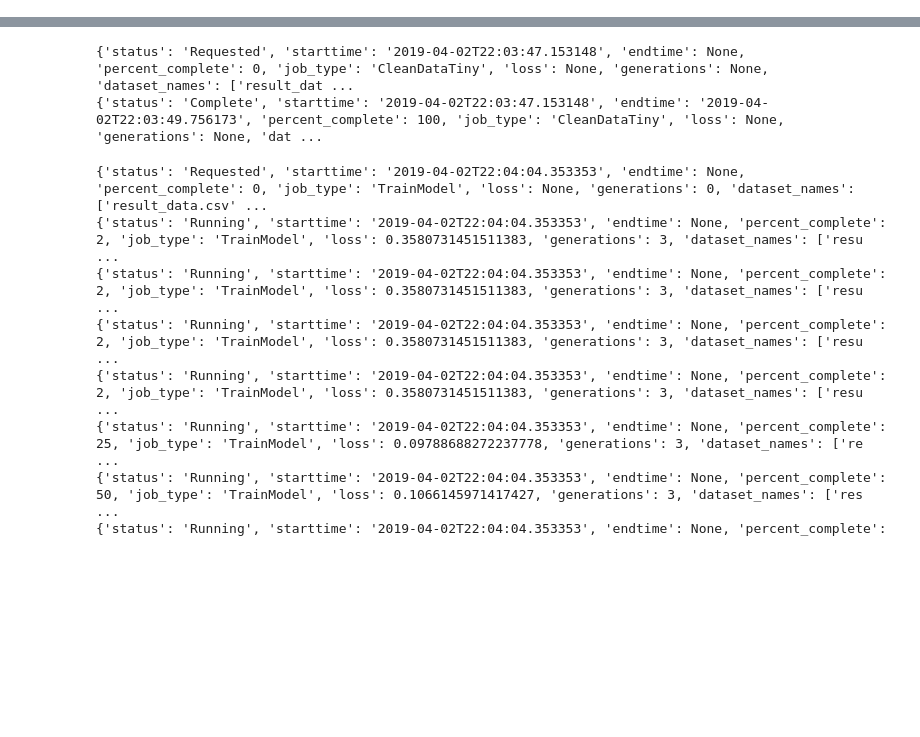
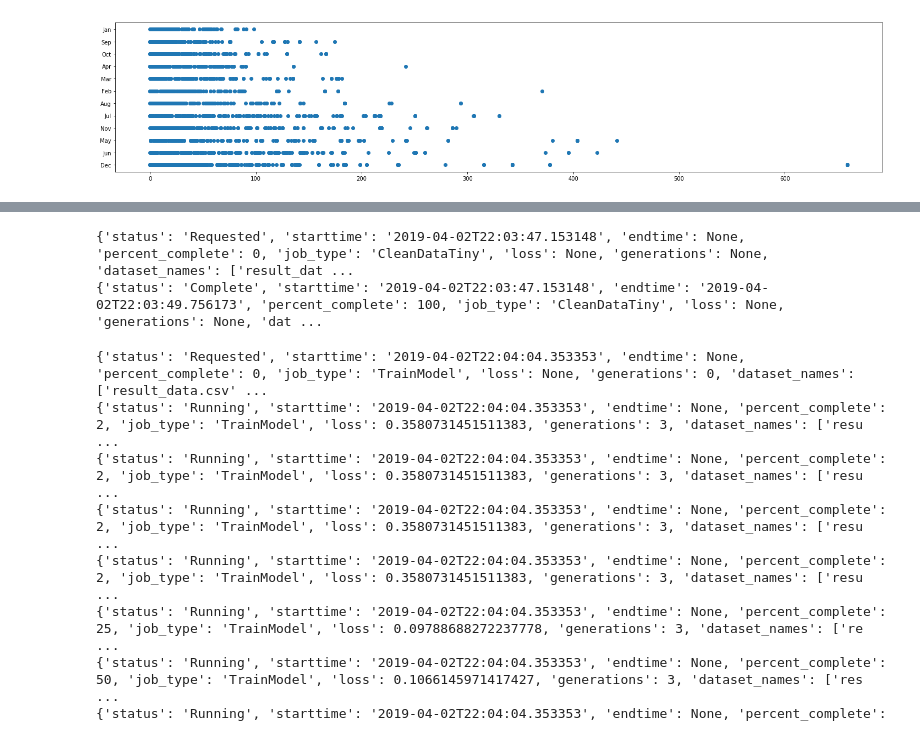
Before and after one commit to JZillifro/cs363_data_mining_final, a Jupyter notebook: darwin-sdk-master/DataMiningProject.ipynb, the cells around one changed output, grey strips where cells are left out. Drawn from its saved outputs; the diff is of its cells as text; code cells hidden in the pictures; blank space fills up the shorter version.

```diff
--- a/darwin-sdk-master/DataMiningProject.ipynb
+++ b/darwin-sdk-master/DataMiningProject.ipynb
@@ -57,0 +40,88 @@ df2['title'] = df2['title'].apply(title_fix)
+# %%
+# Bring in datasets
+path = 'datasets/'
+
+dataset1_name = 'MovieBudgetsAndBoxOfficeEarnings.csv'
+df1 = pd.read_csv(os.path.join(path, dataset1_name))
+
+dataset2_name = 'IMDBMovieDatabase.csv'
+df2 = pd.read_csv(os.path.join(path, dataset2_name))
+
+dataset3_name = 'BechdelTest.csv'
+df3 = pd.read_csv(os.path.join(path, dataset3_name))
+
+dataset4_name = 'film_data.csv'
+df4 = pd.read_csv(os.path.join(path, dataset4_name), error_bad_lines=False)
+
+
+# Method to fix titles to be uniform
+def title_fix(title):
+    if title[-5:] == ", The":
+        return "The " + title[:-5]
+    elif title[-3:] == ", A":
+        return "A " + title[:-3]
+    return title
+
+
+# Set up individual datasets for merge
+# Fix titles to be uniform
+df1['title'] = df1['title'].apply(title_fix)
+df2['title'] = df2['title'].apply(title_fix)
+
+# Only pull in title & bechdel score
+df3 = df3[["title", "binary"]].copy()
+df3.rename(index=str, inplace = True, columns={"binary": "bechdel"})
+
+# Rename Title to title to merge on
+df4.rename(index=str, inplace = True, columns={"Title": "title"})
+
+# Merge datasets
+df = df1.merge(df2, on=['title', 'year'])
+df = df.merge(df3, on='title', how='left')
+df = df.merge(df4, on='title')
+df.head()
+
+# Data exploration
+bins = pd.cut(df['Domestic Gross($M)'], bins=25).value_counts()
+print(bins)
+
+plt.figure(figsize=(25,5))
+plt.scatter(x=df['Domestic Gross($M)'], y=df['Month'])
+
+# Data exploration
+df['lame'] = 1
+nd = df[['lame', 'Domestic Gross($M)']].copy()
+km = sk.cluster.KMeans(n_clusters=2)
+km.fit(nd)
+km.labels_
+km.predict([[1,163]])
+df.drop('lame', axis=1)
+df.dropna()
+
+# Data exploration
+df['label'] = df['Domestic Gross($M)'].apply(lambda x: 1 if x >= 163 else 0)
+plt.figure(figsize=(14,14))
+plt.scatter(x=df['Budget($M)'], y=df['Action'], c=df['label'], cmap=colo.ListedColormap(['red', 'green']))
+plt.show()
+
+# Drop unnecessary columns
+drop_list = ['Day','var1', 'r1', 'r2', 'r3', 'r4', 'r5', 'r6', 'r7', 'r8', 'r9', 'r10',
+             'Plot', 'Type', 'Poster', 'Response', 'Year', 'Rated', 'Released', 'Runtime']
+
+df = df.drop(drop_list, axis=1)
+df.drop_duplicates(inplace=True)
+
+print(df.keys())
+rename_dict = {"Month": "month", "Budget($M)": "budget", "Action": "action", "Animation": "animation",
+               "Comedy": "comedy", "Drama": "drama", "Documentary": "documentary", "Romance": "romance",
+               "Short": "short", "Genre": "genre", "Director": "director", "Writer": "writer", "Actors":"actors",
+              "Language": "language", "Country": "country", "Awards": "awards", "Metascore": "metascore"}
+
+df.rename(index=str, inplace = True, columns=rename_dict)
+
+# Set threshold based on data exploration
+df['label'] = df['Domestic Gross($M)'].apply(lambda x: 1 if x >= 163 else 0)
+
+print(df.keys())
+df.head()
+# %% [output]
@@ -57,0 +148 @@ df2['title'] = df2['title'].apply(title_fix)
+[figure, added]
```
Also changed, not shown: parts of 24 cells of this notebook, 2 other files.
